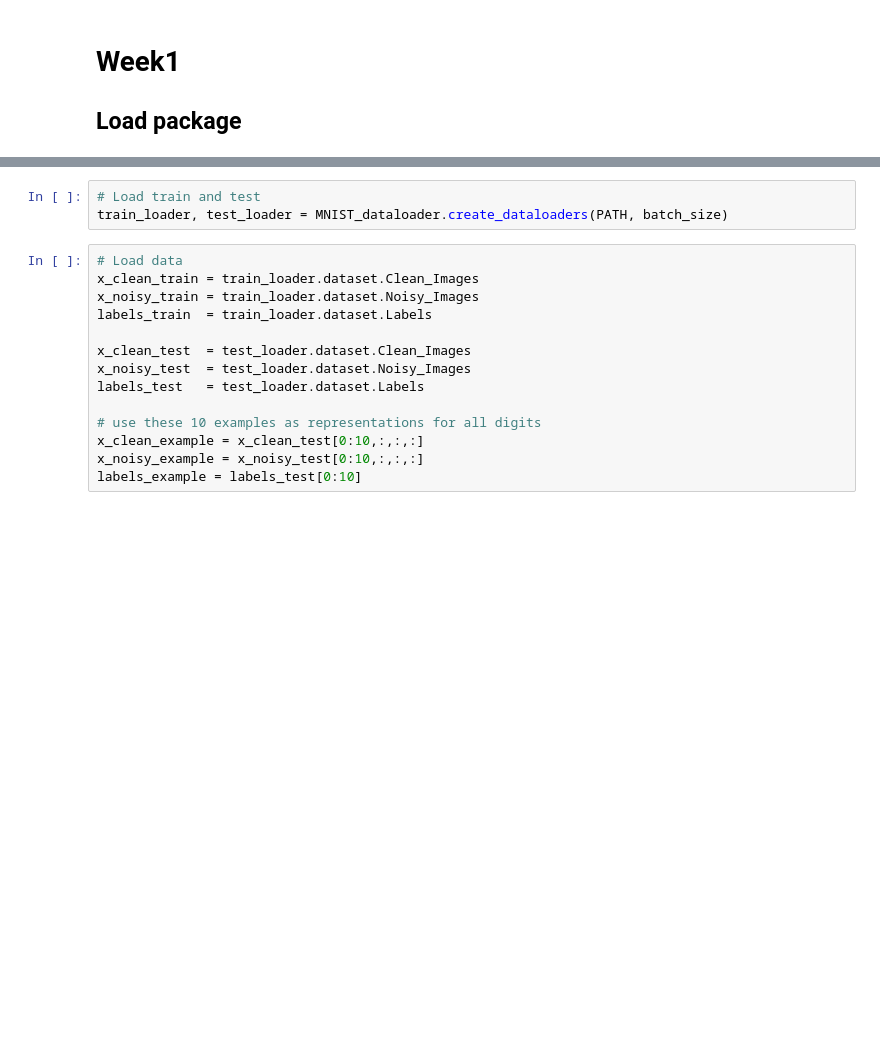
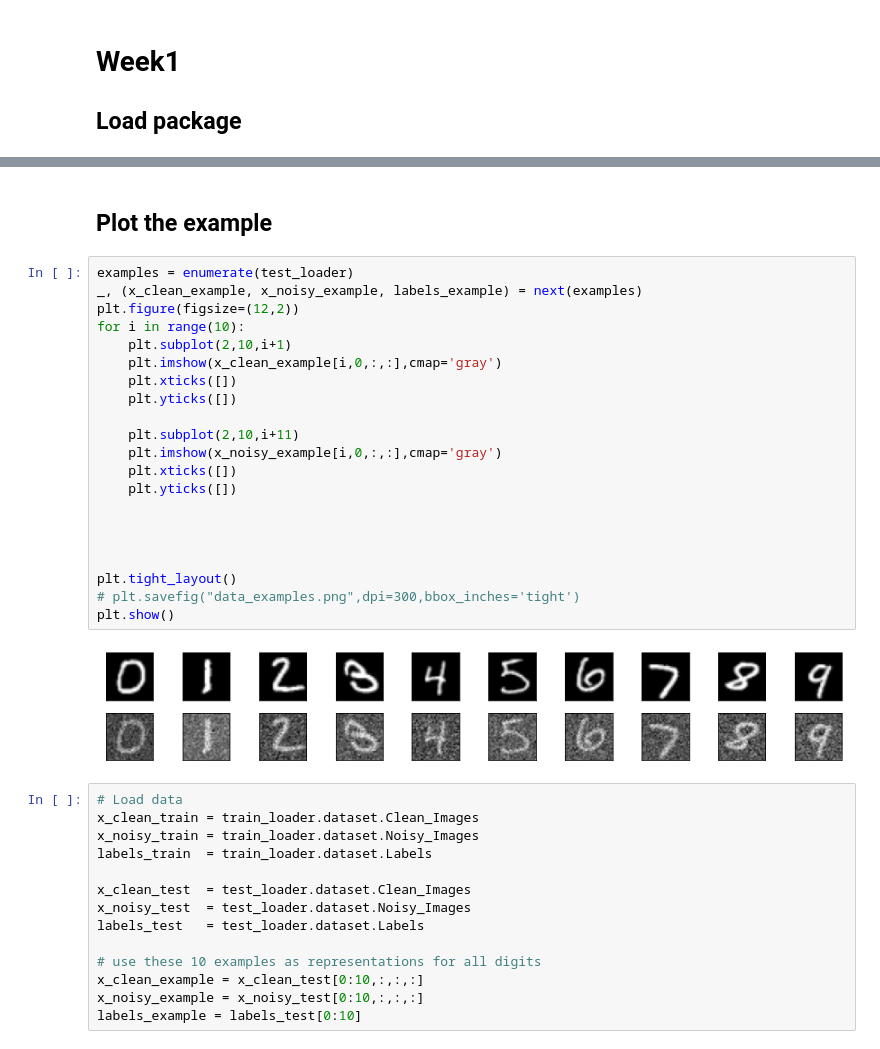
Before and after one commit to Lynch1206/5LSL0_HW, a Jupyter notebook: Assignment4/Code - for students/Week1.ipynb, the cells around one changed output, grey strips where cells are left out. Cells and saved outputs as stored; diff of their text form; blank space fills up the shorter version.

```diff
--- a/Assignment4/Code - for students/Week1.ipynb
+++ b/Assignment4/Code - for students/Week1.ipynb
@@ -21,8 +29,30 @@ batch_size = 64
 # %% [output]
 Folders in the Fast_MRI_Knee: ['MNIST', 'test', 'train']
-# %%
-# Load train and test
-train_loader, test_loader = MNIST_dataloader.create_dataloaders(PATH, batch_size)
+# %% [markdown]
+## Plot the example
+# %%
+examples = enumerate(test_loader)
+_, (x_clean_example, x_noisy_example, labels_example) = next(examples)
+plt.figure(figsize=(12,2))
+for i in range(10):
+    plt.subplot(2,10,i+1)
+    plt.imshow(x_clean_example[i,0,:,:],cmap='gray')
+    plt.xticks([])
+    plt.yticks([])
+
+    plt.subplot(2,10,i+11)
+    plt.imshow(x_noisy_example[i,0,:,:],cmap='gray')
+    plt.xticks([])
+    plt.yticks([])
+
+
+
+
+plt.tight_layout()
+# plt.savefig("data_examples.png",dpi=300,bbox_inches='tight')
+plt.show()
+# %% [output]
+[figure, added]
 # %%
 # Load data
 x_clean_train = train_loader.dataset.Clean_Images
```
Also changed, not shown: parts of 13 cells of this notebook, 1 other file.
